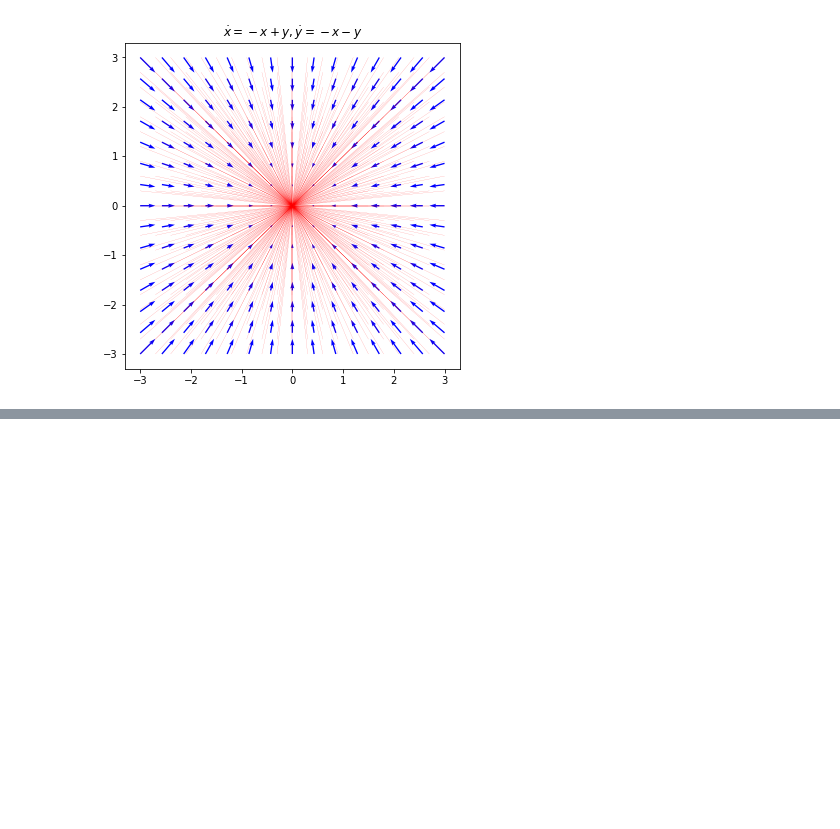
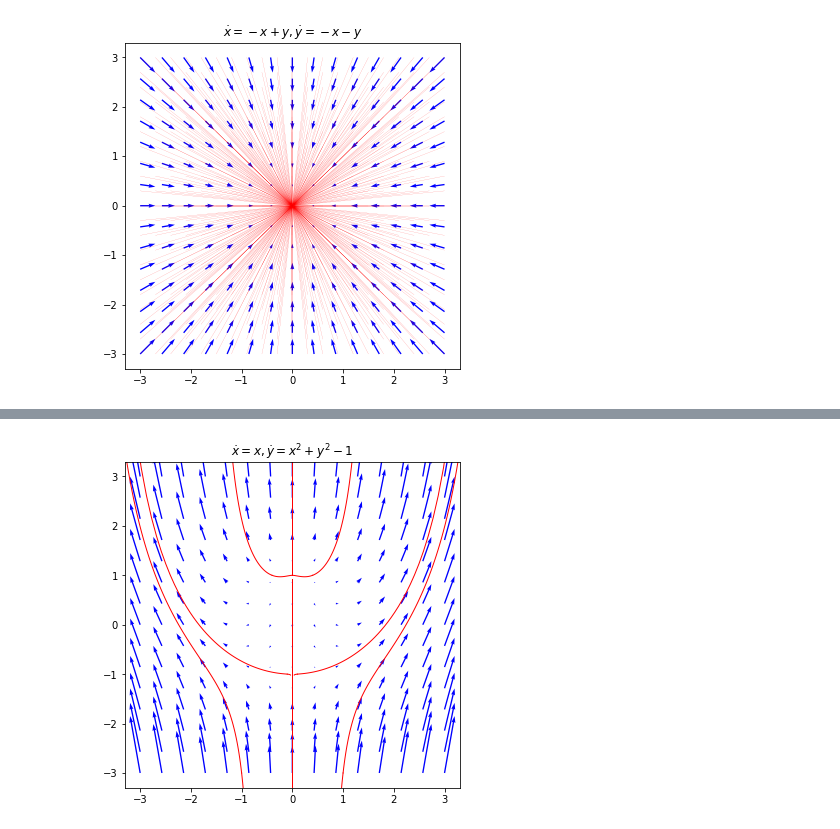
Before and after one commit to koulakis/dynamical-systems, a Jupyter notebook: 03_planar_systems.ipynb, the cells around one changed output, grey strips where cells are left out. Drawn from its saved outputs; the diff is of its cells as text; code cells hidden in the pictures; blank space fills up the shorter version.

```diff
--- a/03_planar_systems.ipynb
+++ b/03_planar_systems.ipynb
@@ -146,0 +149,93 @@ plot_phase_portrait(dx_dt, ts, title=title, ic_x=ic_x, ic_y=ic_y, linewidth=0.1)
+# %%
+def dx_dt(x, t):
+    return [x[0], x[0]**2 + x[1]**2 - 1]
+title = '$\dot{x} = x, \dot{y} = x^2 + y^2 - 1$'
+# %%
+N = 3
+xlim = (-N, N)
+ylim = (-N, N)
+
+ic_1 = [
+    [-1, -3],
+    [1, -3]
+]
+
+ic_2 = [
+    [0.1, -1],
+    [-0.1, -1]
+]
+
+ic_3 = [
+    [-0.4, 1],
+    [0.4, 1]
+]
+
+ic_4 = [
+    [0, 1.1]
+]
+
+ic_5 = [[0, -3]]
+
+ic_6 = [[0, 0.9]]
+
+plt.figure(figsize=(6, 6))
+for r, s in ic_1:
+    x0 = [r, s]
+    xs = odeint(dx_dt, x0, np.linspace(0, 1.2, 100))
+    plt.plot(xs[:, 0], xs[:, 1], 'r-', linewidth=1)
+
+    xs = odeint(dx_dt, x0, np.linspace(0, -0.2, 100))
+    plt.plot(xs[:, 0], xs[:, 1], 'r-', linewidth=1)
+
+for r, s in ic_2:
+    x0 = [r, s]
+    xs = odeint(dx_dt, x0, np.linspace(0, 3.5, 100))
+    plt.plot(xs[:, 0], xs[:, 1], 'r-', linewidth=1)
+
+    xs = odeint(dx_dt, x0, np.linspace(0, -1, 100))
+    plt.plot(xs[:, 0], xs[:, 1], 'r-', linewidth=1)
+
+for r, s in ic_3:
+    x0 = [r, s]
+    xs = odeint(dx_dt, x0, np.linspace(0, 1.2, 100))
+    plt.plot(xs[:, 0], xs[:, 1], 'r-', linewidth=1)
+
+    xs = odeint(dx_dt, x0, np.linspace(0, -10, 100))
+    plt.plot(xs[:, 0], xs[:, 1], 'r-', linewidth=1)
+
+for r, s in ic_4:
+    x0 = [r, s]
+    xs = odeint(dx_dt, x0, np.linspace(0, 1.3, 100))
+    plt.plot(xs[:, 0], xs[:, 1], 'r-', linewidth=1)
+
+    xs = odeint(dx_dt, x0, np.linspace(0, -10, 100))
+    plt.plot(xs[:, 0], xs[:, 1], 'r-', linewidth=1)
+
+for r, s in ic_5:
+    x0 = [r, s]
+    xs = odeint(dx_dt, x0, np.linspace(0, 100, 100))
+    plt.plot(xs[:, 0], xs[:, 1], 'r-', linewidth=1)
+
+    xs = odeint(dx_dt, x0, np.linspace(0, -0.2, 100))
+    plt.plot(xs[:, 0], xs[:, 1], 'r-', linewidth=1)
+
+for r, s in ic_6:
+    x0 = [r, s]
+    xs = odeint(dx_dt, x0, np.linspace(0, 100, 100))
+    plt.plot(xs[:, 0], xs[:, 1], 'r-', linewidth=1)
+
+    xs = odeint(dx_dt, x0, np.linspace(0, -0.2, 100))
+    plt.plot(xs[:, 0], xs[:, 1], 'r-', linewidth=1)
+
+
+X, Y = np.mgrid[xlim[0]:xlim[1]:15j, ylim[0]:ylim[1]:15j]
+u, v = dx_dt([X, Y], None)
+plt.quiver(X, Y, u, v, color='b', scale=100)
+
+plt.title(title)
+plt.xlim(np.array(xlim) * 1.1)
+plt.ylim(np.array(ylim) * 1.1)
+
+plt.show()
+# %% [output]
+[figure, added]
```
Also changed, not shown: parts of 12 cells of this notebook.
